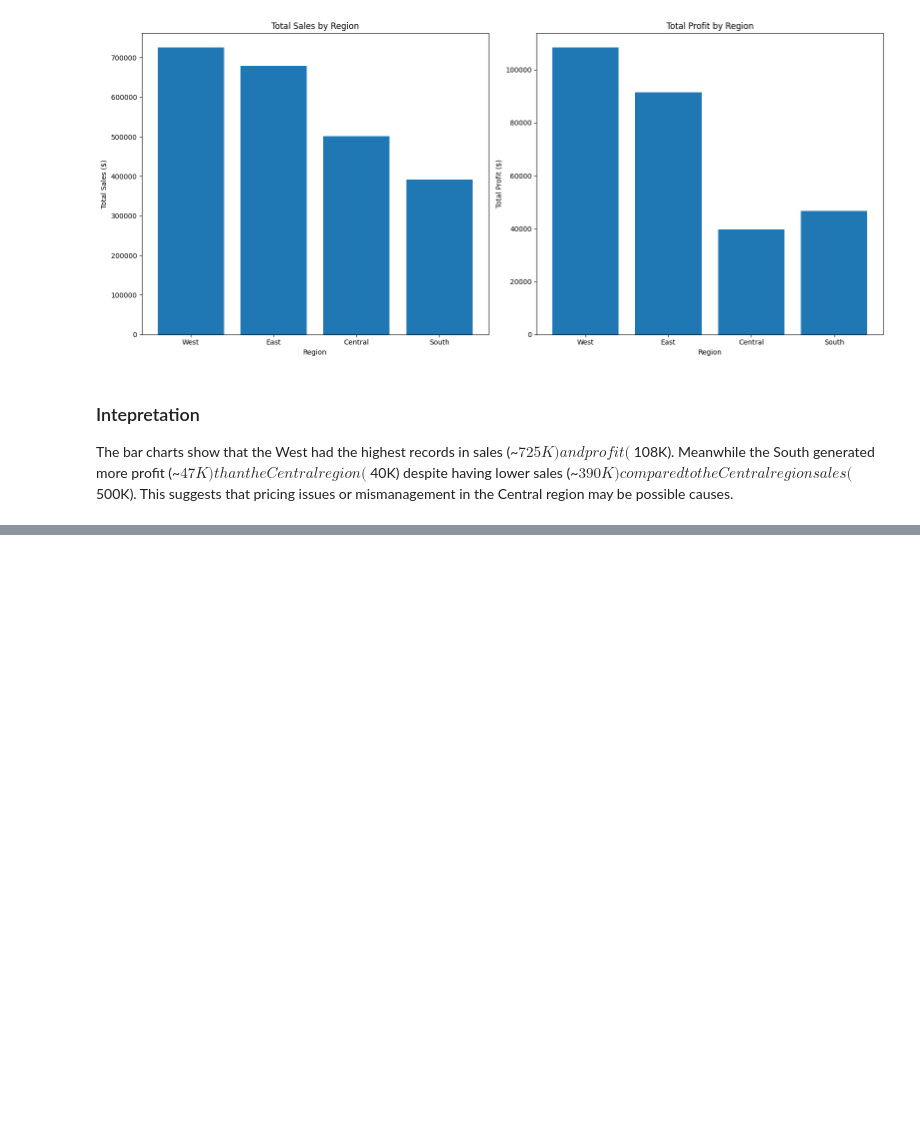
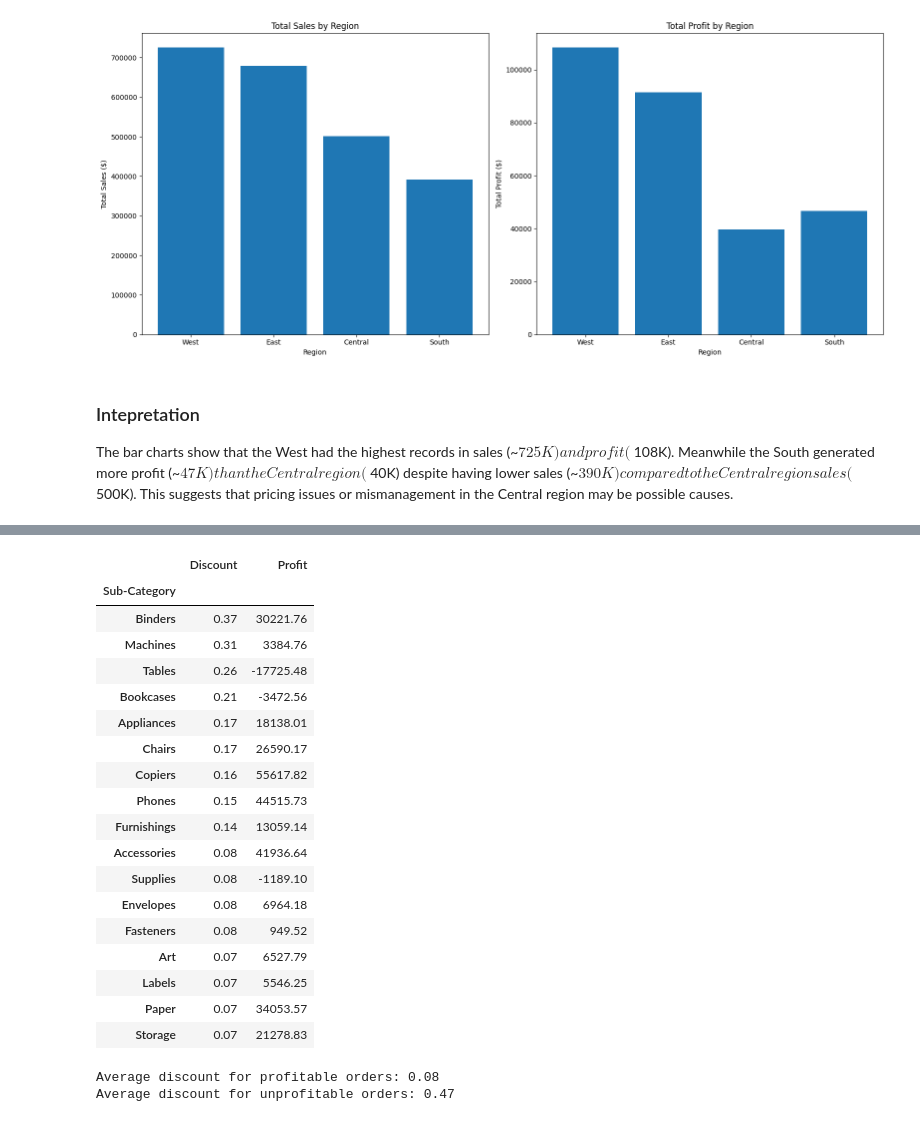
Before and after one commit to tracyruth777/eda-retail-sales, a Jupyter notebook: notebooks/01_data_exploration.ipynb, the cells around one changed output, grey strips where cells are left out. Drawn from its saved outputs; the diff is of its cells as text; code cells hidden in the pictures; blank space fills up the shorter version.

```diff
--- a/notebooks/01_data_exploration.ipynb
+++ b/notebooks/01_data_exploration.ipynb
@@ -227,0 +255,34 @@ The bar charts show that the West had the highest records in sales (~$725K) and
+# %%
+# calculate the average discount for each sub-category and compare it with the total profit for each sub-category
+avg_discount_subcategory = ss_df.groupby('Sub-Category')[['Discount', 'Profit']].agg({'Discount':'mean', 'Profit': 'sum'}).round(2)
+avg_discount_subcategory_sorted = avg_discount_subcategory.sort_values(by='Discount', ascending=False)
+avg_discount_subcategory_sorted
+# %% [output]
+|  | Discount | Profit |
+| Sub-Category |  |  |
+| Binders | 0.37 | 30221.76 |
+| Machines | 0.31 | 3384.76 |
+| Tables | 0.26 | -17725.48 |
+| Bookcases | 0.21 | -3472.56 |
+| Appliances | 0.17 | 18138.01 |
+| Chairs | 0.17 | 26590.17 |
+| Copiers | 0.16 | 55617.82 |
+| Phones | 0.15 | 44515.73 |
+| Furnishings | 0.14 | 13059.14 |
+| Accessories | 0.08 | 41936.64 |
+| Supplies | 0.08 | -1189.10 |
+| Envelopes | 0.08 | 6964.18 |
+| Fasteners | 0.08 | 949.52 |
+| Art | 0.07 | 6527.79 |
+| Labels | 0.07 | 5546.25 |
+| Paper | 0.07 | 34053.57 |
+| Storage | 0.07 | 21278.83 |
+# %%
+# calculate the average discount for profitable orders (profit > 0) and unprofitable orders (profit <= 0)
+avg_discount_profitable = ss_df[ss_df['Profit'] > 0]['Discount'].mean()
+avg_discount_unprofitable = ss_df[ss_df['Profit'] <= 0]['Discount'].mean()
+print(f'Average discount for profitable orders: {avg_discount_profitable:.2f}')
+print(f'Average discount for unprofitable orders: {avg_discount_unprofitable:.2f}')
+# %% [output]
+Average discount for profitable orders: 0.08
+Average discount for unprofitable orders: 0.47
```
Also changed, not shown: parts of 10 cells of this notebook, 1 other file.
